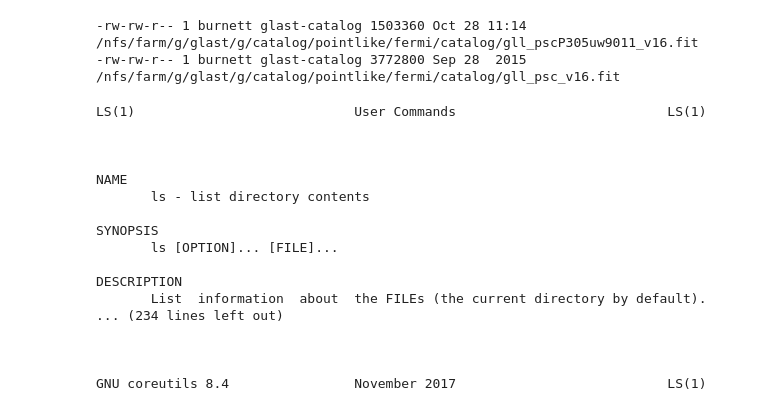
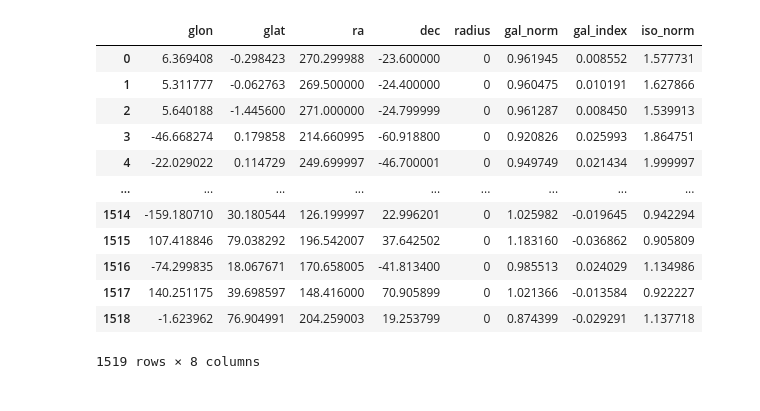
Before and after one commit to tburnett/Fermi-LAT, a Jupyter notebook: diffuse/notebooks/psc_study.ipynb, the cells around one changed output. Cells and saved outputs as stored; diff of their text form; code cells hidden in the pictures.

```diff
--- a/diffuse/notebooks/psc_study.ipynb
+++ b/diffuse/notebooks/psc_study.ipynb
@@ -54,25 +52,17 @@ DocInfo([('title', 'Study the 4FGL-DR2 diffuse parameters'),
-# %%
-ls -lt $$FERMI/catalog/gll_psc*v16*
-# %% [output]
--rw-rw-r-- 1 burnett glast-catalog 1503360 Oct 28 11:14 /nfs/farm/g/glast/g/catalog/pointlike/fermi/catalog/gll_pscP305uw9011_v16.fit
--rw-rw-r-- 1 burnett glast-catalog 3772800 Sep 28  2015 /nfs/farm/g/glast/g/catalog/pointlike/fermi/catalog/gll_psc_v16.fit
-# %%
-man ls
-# %% [output]
-LS(1)                            User Commands                           LS(1)
-
-
-
-NAME
-       ls - list directory contents
-
-SYNOPSIS
-       ls [OPTION]... [FILE]...
-
-DESCRIPTION
-       List  information  about  the FILEs (the current directory by default).
-... (234 lines left out)
-
-
-
-GNU coreutils 8.4                November 2017                           LS(1)
+# %%
+df = self.dm['4FGL-DR2'].df
+df
+# %% [output]
+|  | glon | glat | ra | dec | radius | gal_norm | gal_index | iso_norm |
+| 0 | 6.369408 | -0.298423 | 270.299988 | -23.600000 | 0 | 0.961945 | 0.008552 | 1.577731 |
+| 1 | 5.311777 | -0.062763 | 269.500000 | -24.400000 | 0 | 0.960475 | 0.010191 | 1.627866 |
+| 2 | 5.640188 | -1.445600 | 271.000000 | -24.799999 | 0 | 0.961287 | 0.008450 | 1.539913 |
+| 3 | -46.668274 | 0.179858 | 214.660995 | -60.918800 | 0 | 0.920826 | 0.025993 | 1.864751 |
+| 4 | -22.029022 | 0.114729 | 249.699997 | -46.700001 | 0 | 0.949749 | 0.021434 | 1.999997 |
+| ... | ... | ... | ... | ... | ... | ... | ... | ... |
+| 1514 | -159.180710 | 30.180544 | 126.199997 | 22.996201 | 0 | 1.025982 | -0.019645 | 0.942294 |
+| 1515 | 107.418846 | 79.038292 | 196.542007 | 37.642502 | 0 | 1.183160 | -0.036862 | 0.905809 |
+| 1516 | -74.299835 | 18.067671 | 170.658005 | -41.813400 | 0 | 0.985513 | 0.024029 | 1.134986 |
+| 1517 | 140.251175 | 39.698597 | 148.416000 | 70.905899 | 0 | 1.021366 | -0.013584 | 0.922227 |
+| 1518 | -1.623962 | 76.904991 | 204.259003 | 19.253799 | 0 | 0.874399 | -0.029291 | 1.137718 |
+1519 rows × 8 columns
```
Also changed, not shown: parts of 10 cells of this notebook, 4 other files.
